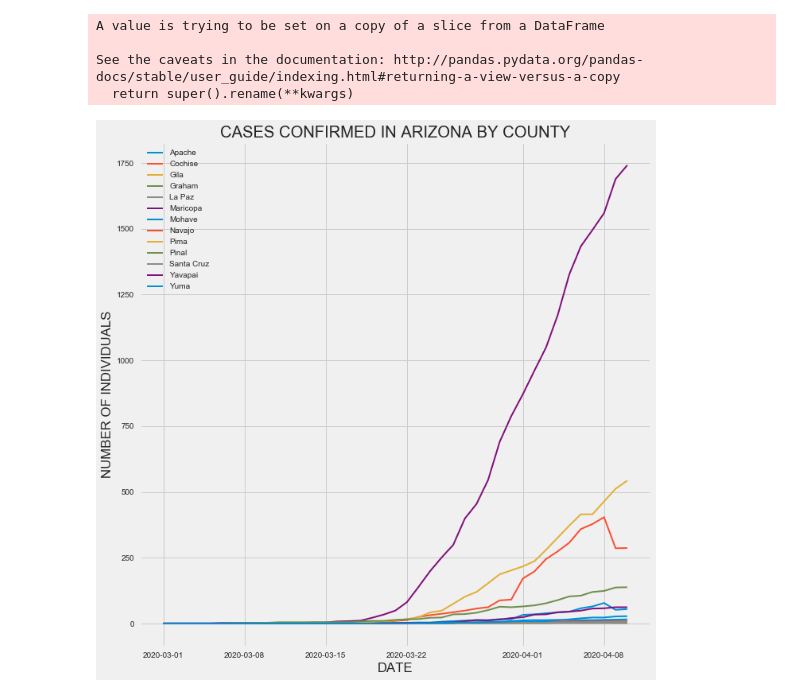
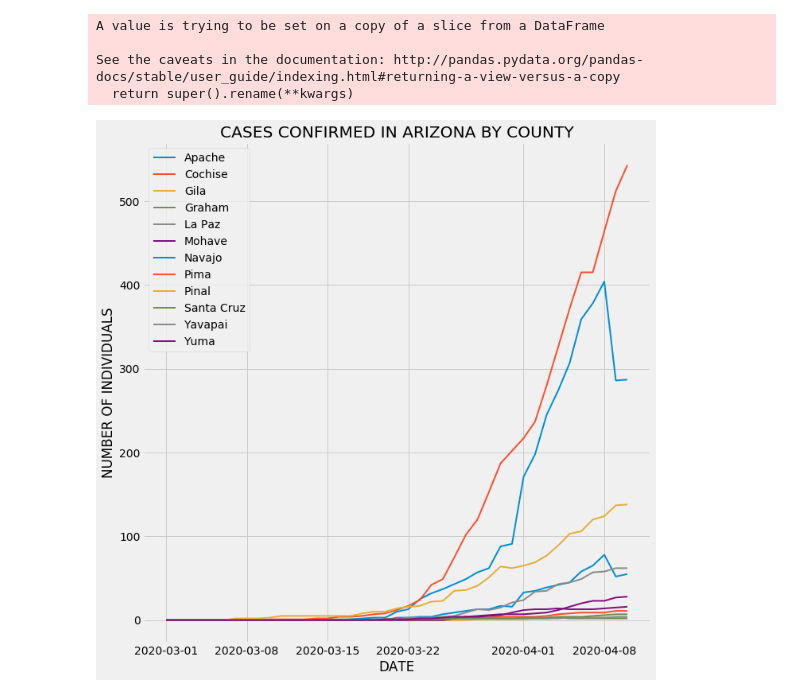
Before and after one commit to jesusmonzon1/COVID, a Jupyter notebook: Total Arizona.ipynb, the cells around one changed output. Saved outputs shown, nothing was run; the diff lists cells and outputs as text; code cells hidden in the pictures.

```diff
--- a/Total Arizona.ipynb
+++ b/Total Arizona.ipynb
@@ -53,8 +53,8 @@ ax.plot(df2.index.values,
 ax.plot(df2.index.values,
         df2['La Paz'], linewidth=2, label='La Paz')
 
-ax.plot(df2.index.values,
-        df2['Maricopa'], linewidth=2, label='Maricopa')
+# ax.plot(df2.index.values,
+#         df2['Maricopa'], linewidth=2, label='Maricopa')
 
 ax.plot(df2.index.values,
         df2['Mohave'], linewidth=2, label='Mohave')
@@ -63,31 +63,31 @@ ax.plot(df2.index.values,
         df2['Navajo'], linewidth=2, label='Navajo')
 
 ax.plot(df2.index.values,
          df2['Pima'], linewidth=2, label='Pima')
 
 ax.plot(df2.index.values,
          df2['Pinal'], linewidth=2, label='Pinal')
 
 ax.plot(df2.index.values,
          df2['Santa Cruz'], linewidth=2, label='Santa Cruz')
 
 ax.plot(df2.index.values,
          df2['Yavapai'], linewidth=2, label='Yavapai')
 
 ax.plot(df2.index.values,
         df2['Yuma'], linewidth=2, label='Yuma')
 
 
 
 
 # Set title and labels for axes
 ax.set(xlabel="DATE",
        ylabel="NUMBER OF INDIVIDUALS",
        title="CASES CONFIRMED IN ARIZONA BY COUNTY")
 
 ax.legend()
 
 plt.tight_layout()
 plt.show()
 # %% [output]
-[figure, old version]
+[figure, new version]
```
Also changed, not shown: 2 other files.
